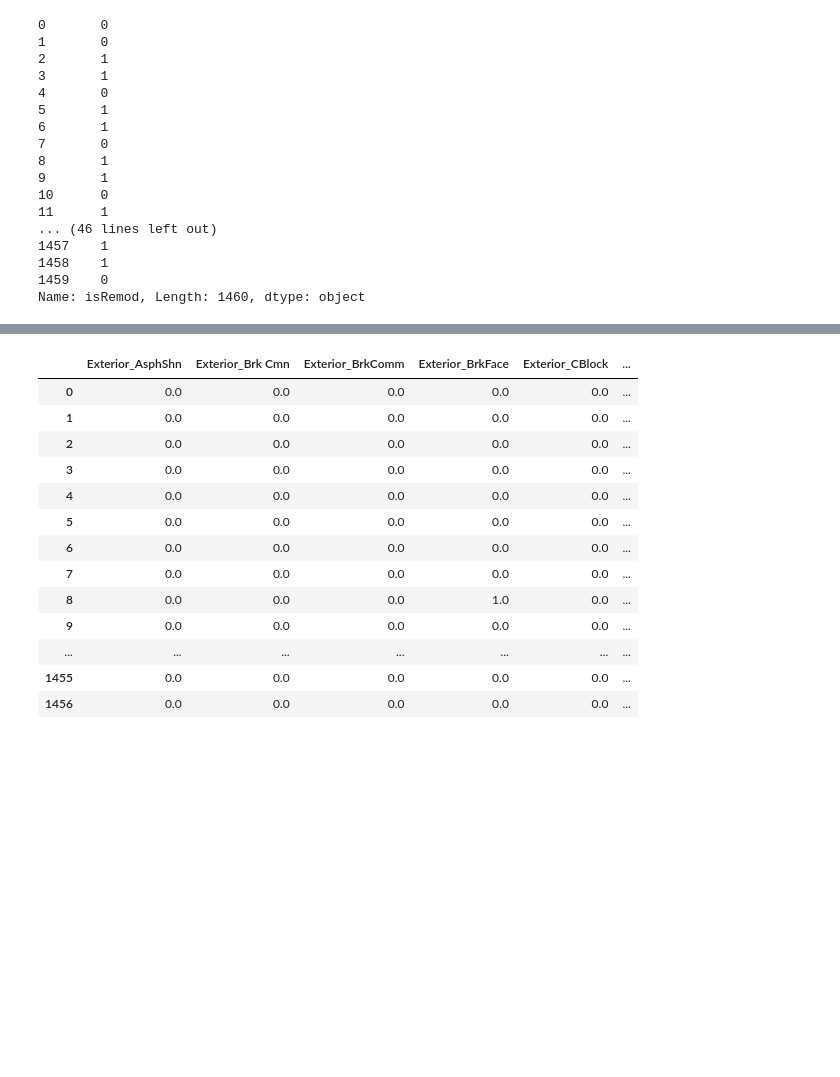
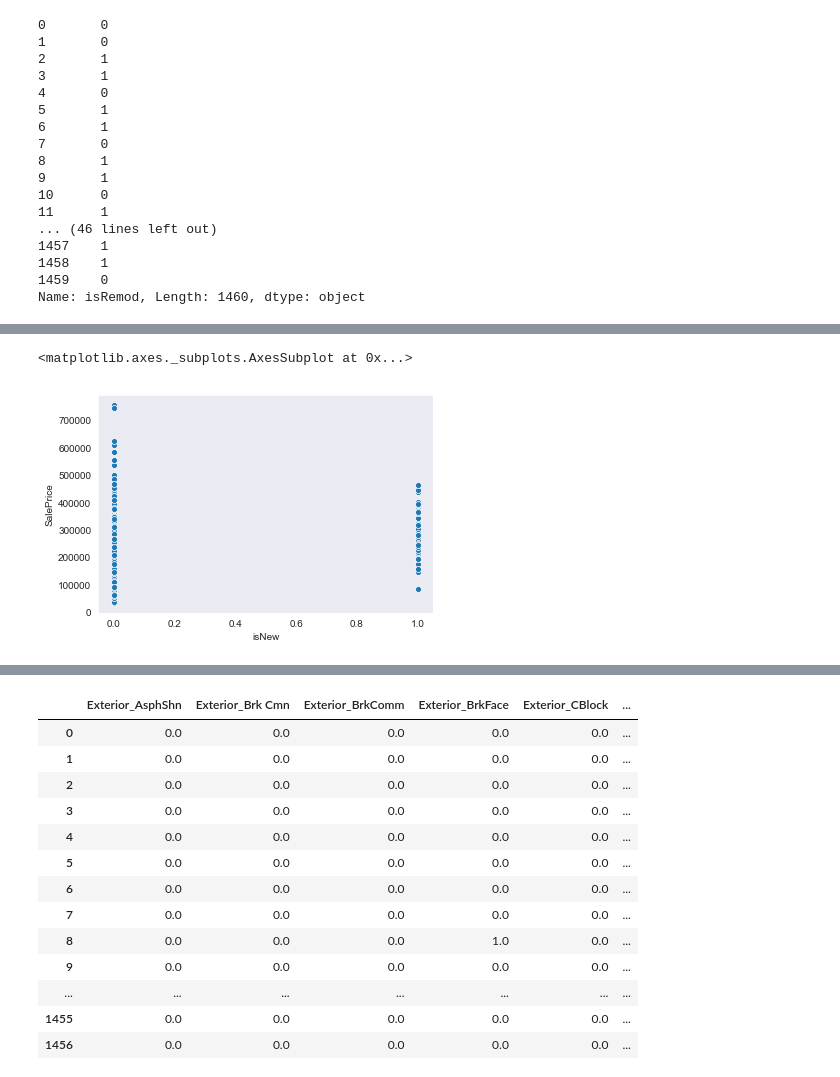
Before and after one commit to chazzy1/nycdsaML, a Jupyter notebook: choi/EDA.ipynb, the cells around one changed output, grey strips where cells are left out. Drawn from its saved outputs; the diff is of its cells as text; code cells hidden in the pictures; blank space fills up the shorter version.

```diff
--- a/choi/EDA.ipynb
+++ b/choi/EDA.ipynb
@@ -94,0 +101,6 @@ Name: isRemod, Length: 1460, dtype: object
+# %%
+train['isNew'] = np.where(train['YrSold'] == train['YearBuilt'], 1, 0)
+sns.scatterplot(train['isNew'],train['SalePrice'])
+# %% [output]
+<matplotlib.axes._subplots.AxesSubplot at 0x...>
+[figure, added]
```
Also changed, not shown: parts of 12 cells of this notebook, 8 other files.
